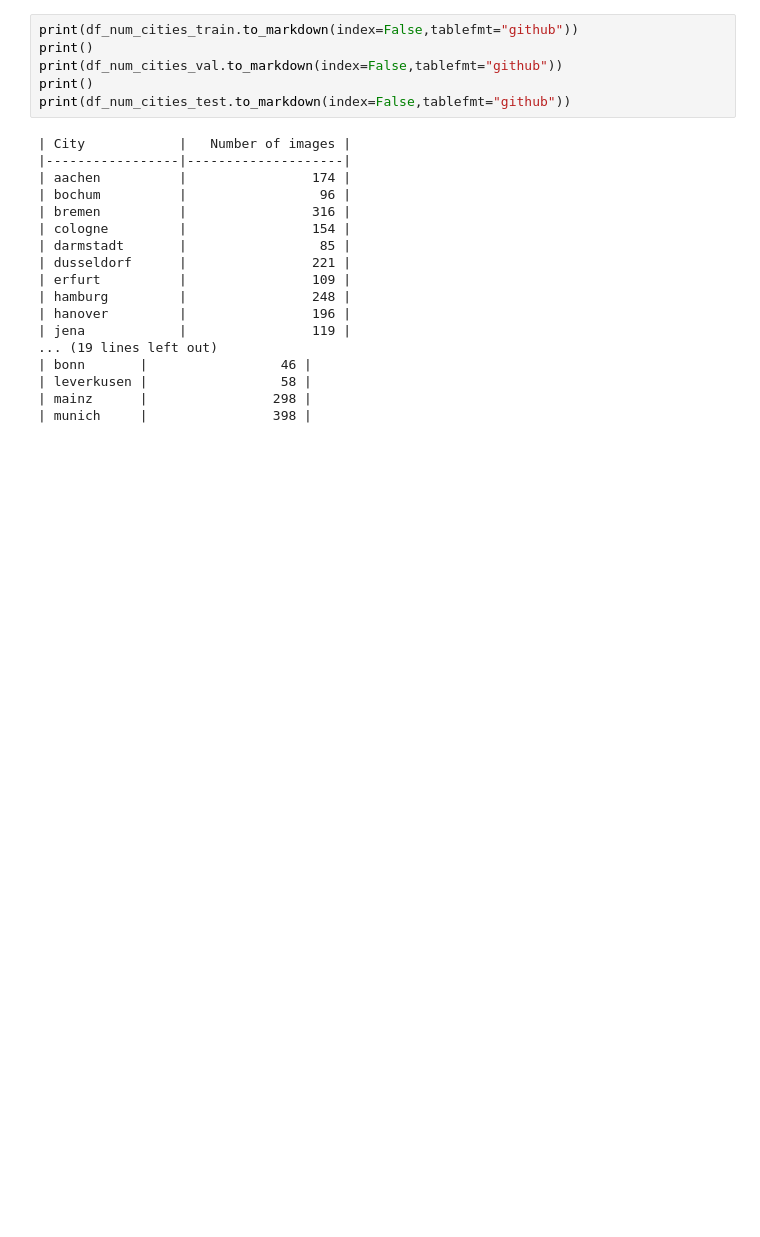
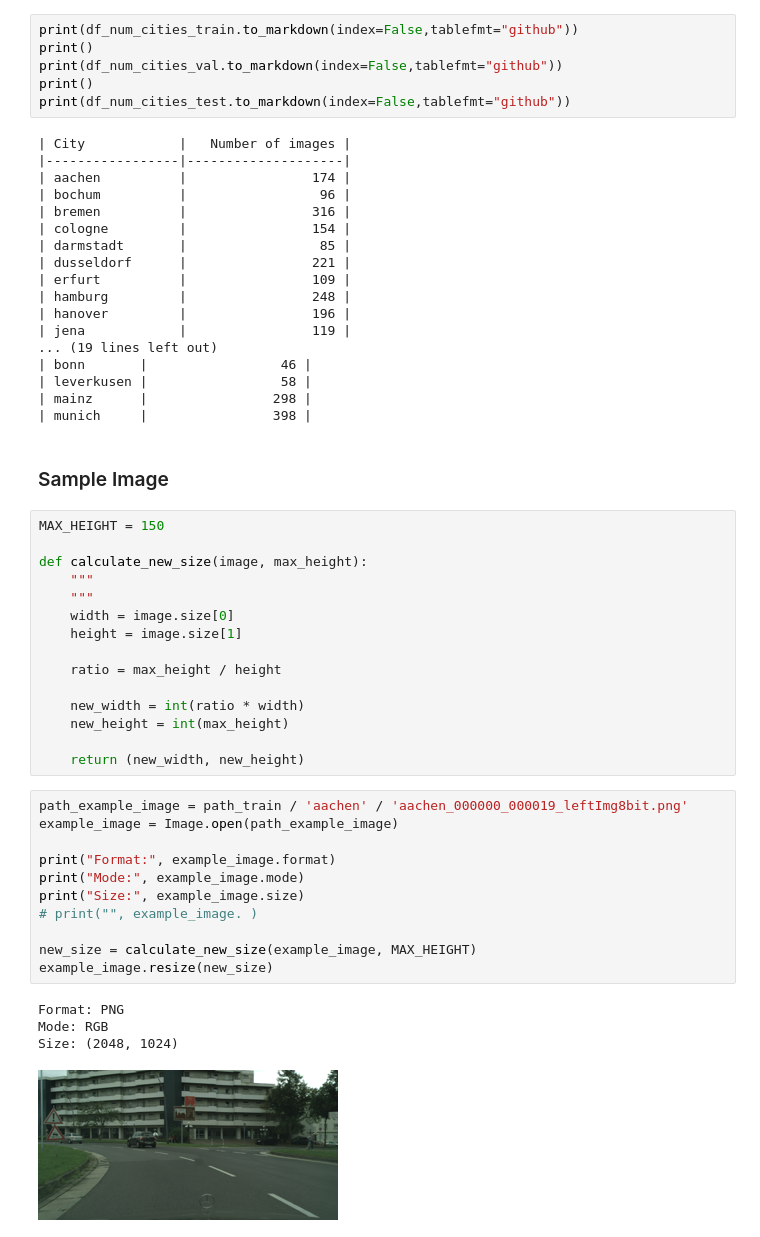
Before and after one commit to wimlooijmans/CloudyPoints, a Jupyter notebook: EDA.ipynb, the cells around one changed output. Drawn from its saved outputs; the diff is of its cells as text; blank space fills up the shorter version.

Commit message:
Update EDA.ipynb with example image and EDA.md with image size

```diff
--- a/EDA.ipynb
+++ b/EDA.ipynb
@@ -101,3 +104,36 @@ print(df_num_cities_test.to_markdown(index=False,tablefmt="github"))
 | leverkusen |                 58 |
 | mainz      |                298 |
 | munich     |                398 |
+# %% [markdown]
+### Sample Image
+# %%
+MAX_HEIGHT = 150
+
+def calculate_new_size(image, max_height):
+    """
+    """
+    width = image.size[0]
+    height = image.size[1]
+
+    ratio = max_height / height
+
+    new_width = int(ratio * width)
+    new_height = int(max_height)
+
+    return (new_width, new_height)
+# %%
+path_example_image = path_train / 'aachen' / 'aachen_000000_000019_leftImg8bit.png'
+example_image = Image.open(path_example_image)
+
+print("Format:", example_image.format)
+print("Mode:", example_image.mode)
+print("Size:", example_image.size)
+# print("", example_image. )
+
+new_size = calculate_new_size(example_image, MAX_HEIGHT)
+example_image.resize(new_size)
+# %% [output]
+Format: PNG
+Mode: RGB
+Size: (2048, 1024)
+[figure, added]
```
Also changed, not shown: parts of 2 cells of this notebook, 1 other file.
